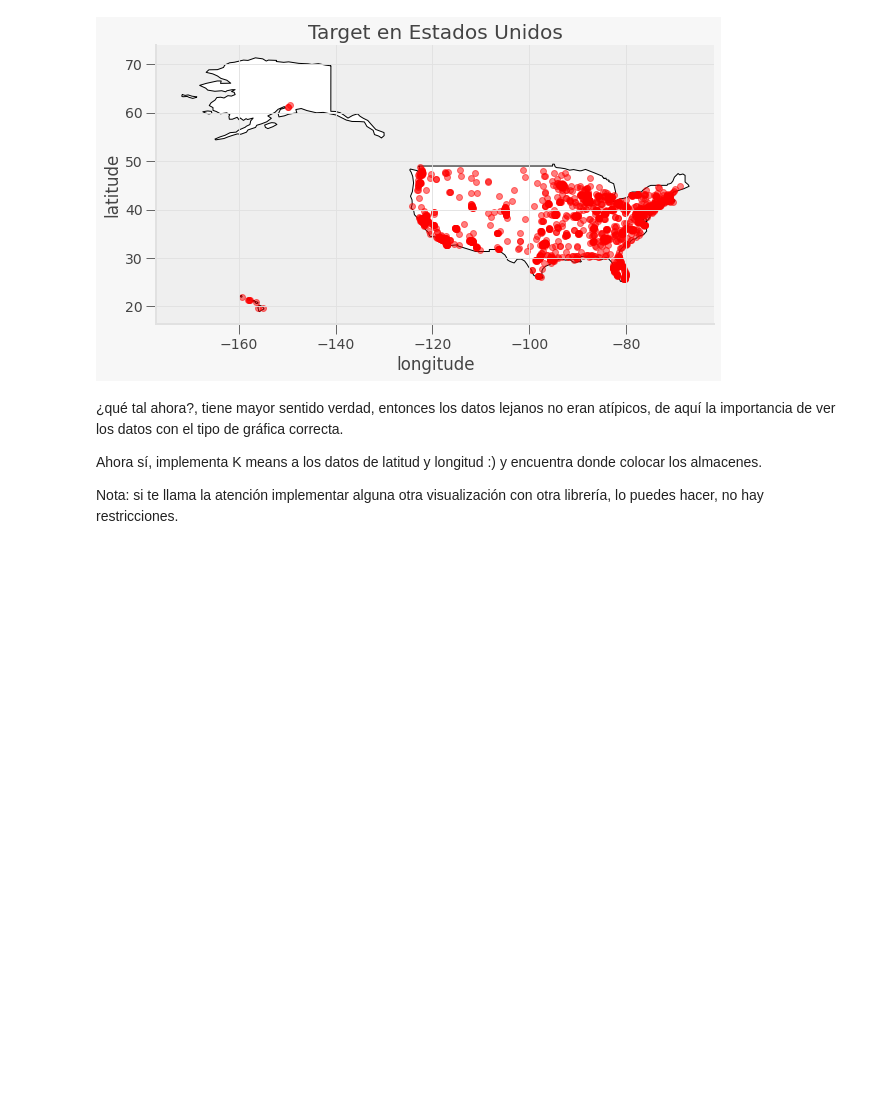
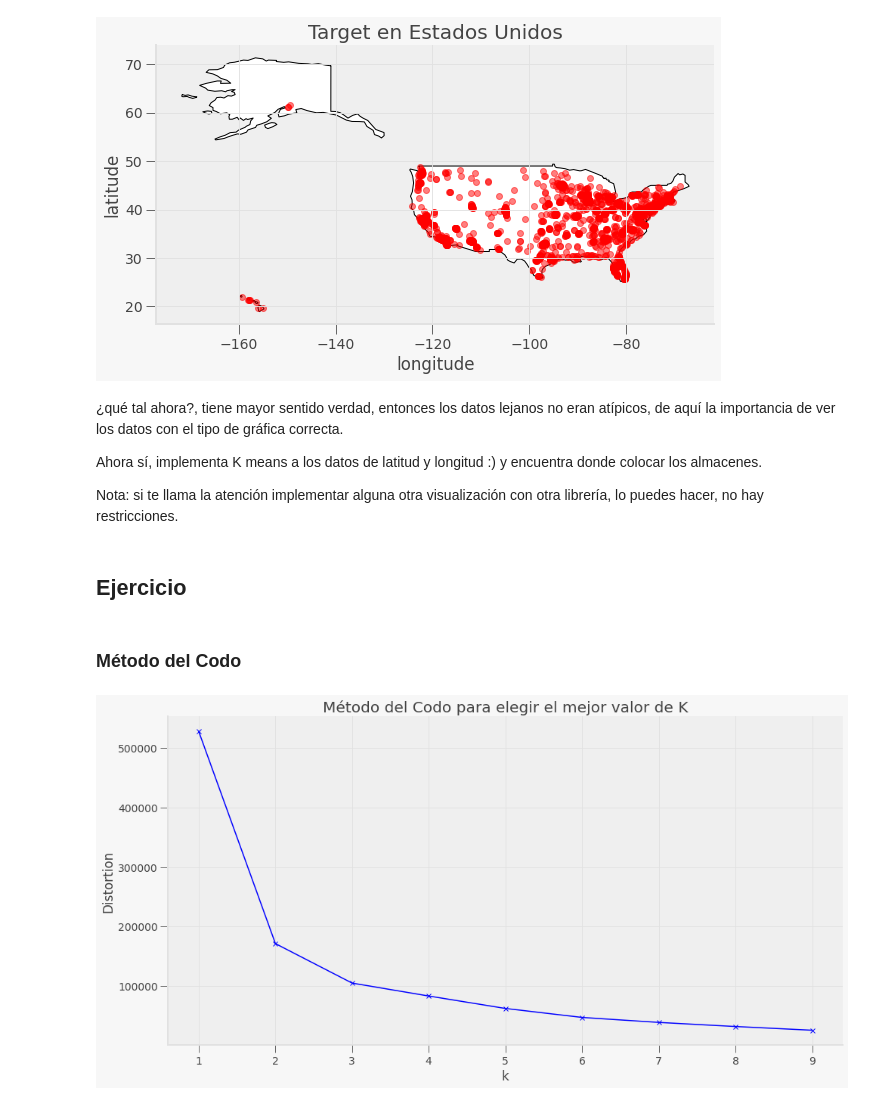
Before and after one commit to PosgradoMNA/actividades-de-aprendizaje-A01793008, a Jupyter notebook: Actividades/TecMty_kmeans_target_A01793008.ipynb, the cells around one changed output. Cells and saved outputs as stored; diff of their text form; code cells hidden in the pictures; blank space fills up the shorter version.

```diff
--- a/Actividades/TecMty_kmeans_target_A01793008.ipynb
+++ b/Actividades/TecMty_kmeans_target_A01793008.ipynb
@@ -227,0 +226,2 @@ Nota: si te llama la atención implementar alguna otra visualización con otra l
+# %% [markdown]
+## Ejercicio
@@ -227,0 +232,18 @@ Nota: si te llama la atención implementar alguna otra visualización con otra l
+# %% [markdown]
+### Método del Codo
+# %%
+distortions = []
+K = range(1,10)
+for k in K:
+    kmeanModel = KMeans(n_clusters=k)
+    kmeanModel.fit(df[['latitude',	'longitude']])
+    distortions.append(kmeanModel.inertia_)
+# %%
+plt.figure(figsize=(16,8))
+plt.plot(K, distortions, 'bx-')
+plt.xlabel('k')
+plt.ylabel('Distortion')
+plt.title('Método del Codo para elegir el mejor valor de K')
+plt.show()
+# %% [output]
+[figure, added]
```
Also changed, not shown: parts of 14 cells of this notebook.
